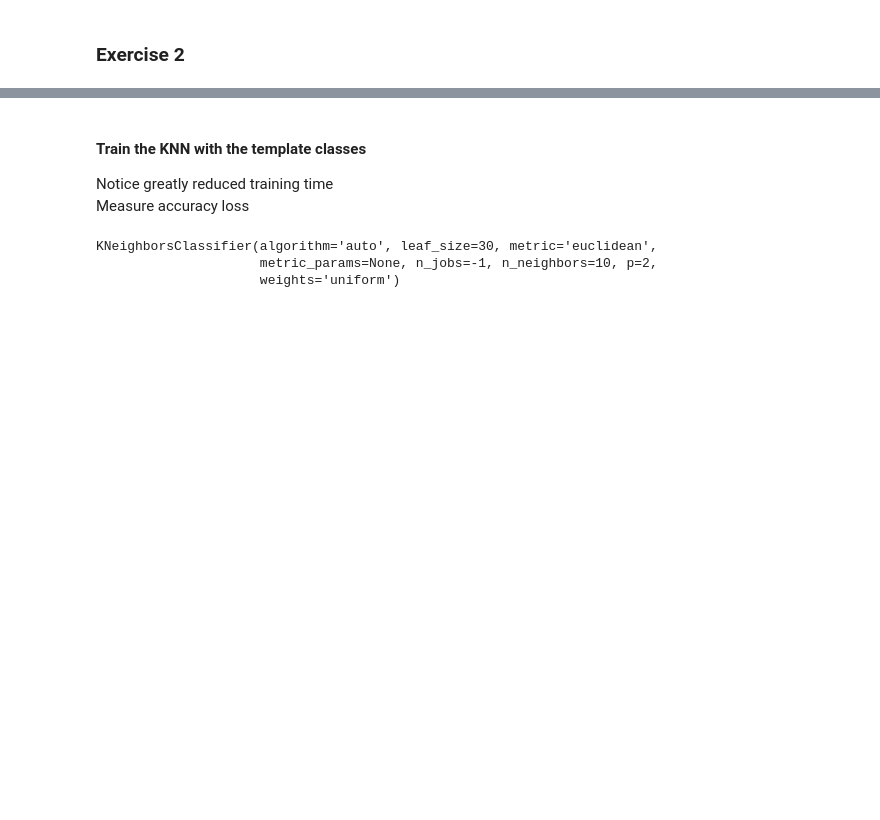
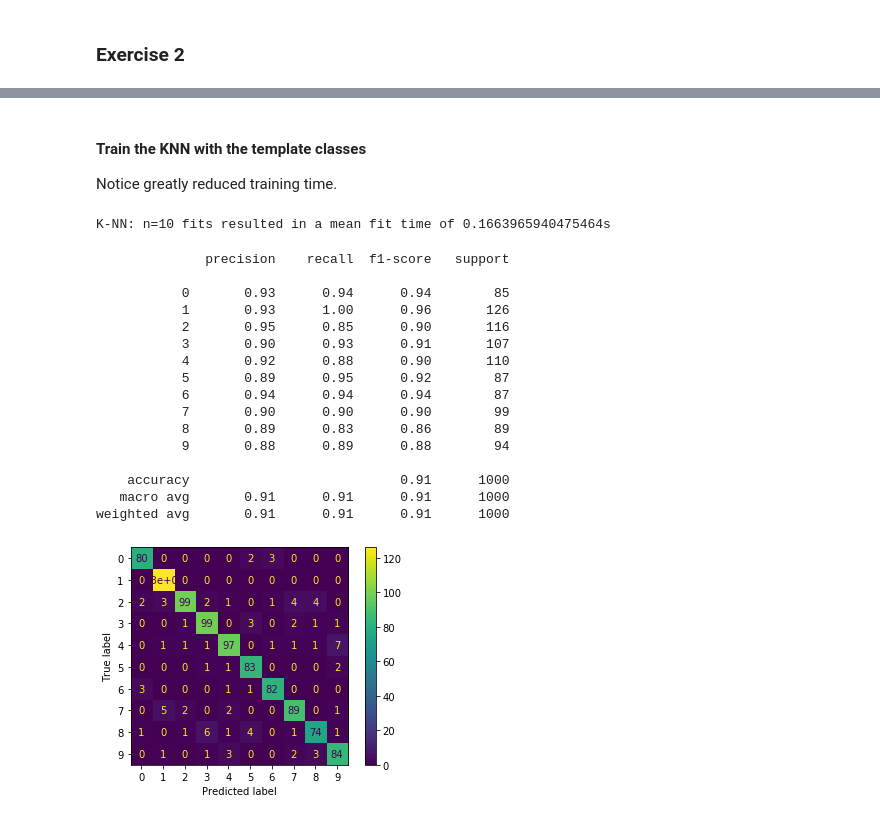
Before and after one commit to markusskagemo/TTK4275, a Jupyter notebook: k-nearest.ipynb, the cells around one changed output, grey strips where cells are left out. Saved outputs shown, nothing was run; the diff lists cells and outputs as text; code cells hidden in the pictures; blank space fills up the shorter version.

```diff
--- a/k-nearest.ipynb
+++ b/k-nearest.ipynb
@@ -36,0 +47,2 @@ KNeighborsClassifier(algorithm='auto', leaf_size=30, metric='euclidean',
+# %%
+knn = knn_timed_fit(x_train, y_train, n_attempts=3)
@@ -146,9 +160,23 @@ print(np.mean(np.array(times)))
 # %%
 from sklearn.cluster import KMeans
-from tqdm import tqdm
 
 
 def get_template_class_members(class_members, n_templates=64, show_progress=True):
+    """Condense x, y set into n_templates classes using class-wise K-means clustering.
+    K-means cluster centroids act as template vectors.
+
+    Params:
+        class_members: dict
+            Format: {1: [np.ndarray, ...], 2:...}
+        n_templates: int
+            Amount of template images per MNIST integer
+        show_progress: bool
+            Show progress bar toggle
+    Returns:
+        template_class_members: dict
+            Condensed version of class_members parameter.
+            Format: {1: [np.ndarray, ...], 2:...}
+    """
     kmeans = KMeans(n_clusters=n_templates, verbose=1, n_jobs=-1)
     # Wrap iterator in tqdm progress indicator
     if show_progress:
@@ -165,19 +193,37 @@ def get_template_class_members(class_members, n_templates=64, show_progress=True
 
 
 template_class_members = get_template_class_members(class_members)
+# %% [markdown]
+#### Train the KNN with the template classes
+Notice greatly reduced training time.
 # %%
+# Flatten training data to fit x, y format
 template_x, template_y = [], []
 for class_, template_vectors in template_class_members.items():
     template_y.extend([class_]*len(template_vectors))
     template_x.extend(template_vectors)
+
+small_knn = knn_timed_fit(template_x, template_y, n_attempts=10)
+# %% [output]
+K-NN: n=10 fits resulted in a mean fit time of 0.1663965940475464s
-# %% [markdown]
-#### Train the KNN with the template classes
-Notice greatly reduced training time
-Measure accuracy loss
-# %%
-small_knn = KNeighborsClassifier(n_neighbors=10, n_jobs=-1, metric='euclidean')
-small_knn.fit(template_x, template_y)
-# %% [output]
-KNeighborsClassifier(algorithm='auto', leaf_size=30, metric='euclidean',
-                     metric_params=None, n_jobs=-1, n_neighbors=10, p=2,
-                     weights='uniform')
+# %%
+y_pred = small_knn.predict(x_test[:1000])
+evaluation_report(small_knn, x_test[:1000], y_test[:1000], y_pred)
+# %% [output]
+              precision    recall  f1-score   support
+
+           0       0.93      0.94      0.94        85
+           1       0.93      1.00      0.96       126
+           2       0.95      0.85      0.90       116
+           3       0.90      0.93      0.91       107
+           4       0.92      0.88      0.90       110
+           5       0.89      0.95      0.92        87
+           6       0.94      0.94      0.94        87
+           7       0.90      0.90      0.90        99
+           8       0.89      0.83      0.86        89
+           9       0.88      0.89      0.88        94
+
+    accuracy                           0.91      1000
+   macro avg       0.91      0.91      0.91      1000
+weighted avg       0.91      0.91      0.91      1000
+[figure, added]
```
Also changed, not shown: parts of 16 cells of this notebook.
